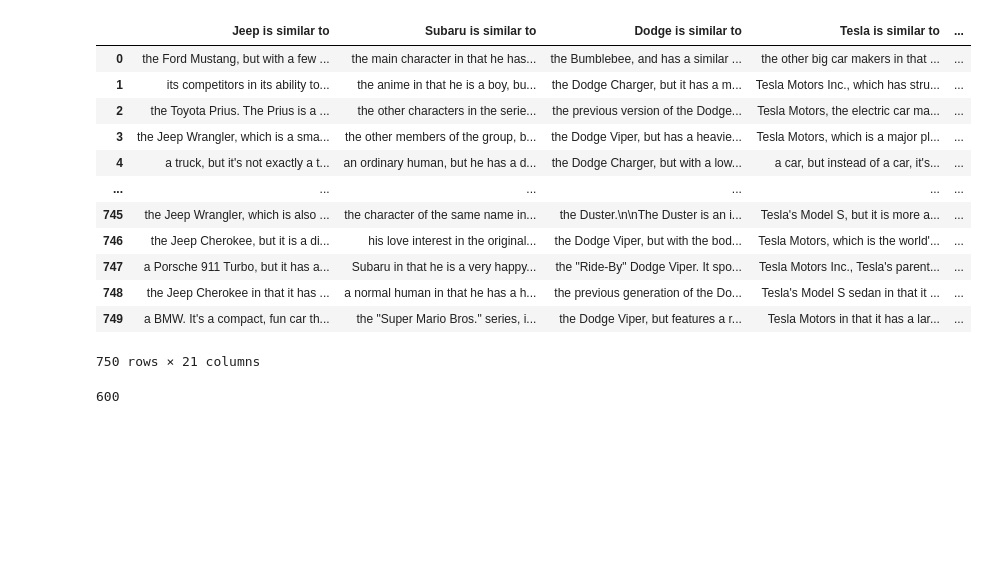
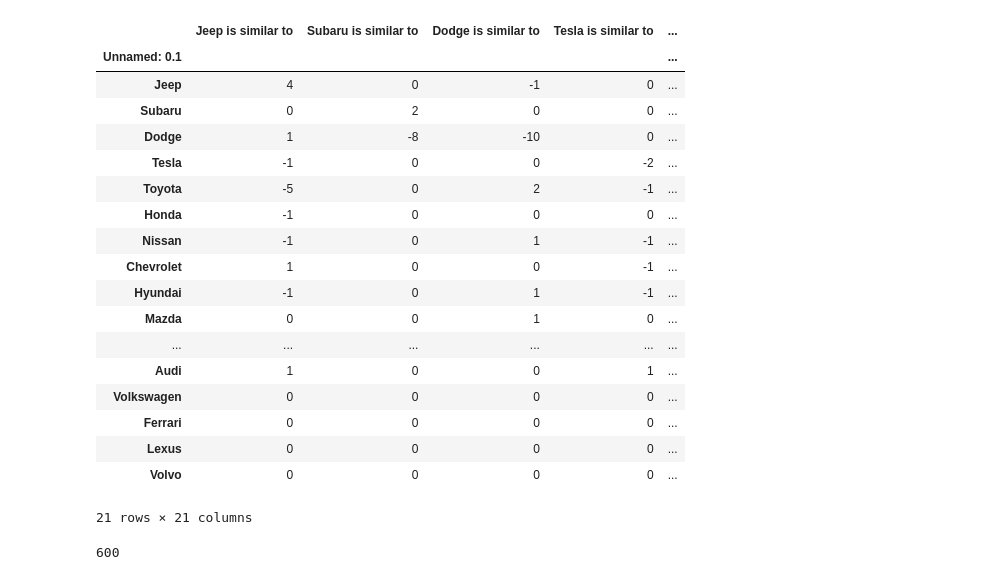
Before and after one commit to albtang/Katona-AI-Research, a Jupyter notebook: src/car_data/Merger.ipynb, the cells around one changed output. Cells and saved outputs as stored; diff of their text form; code cells hidden in the pictures; blank space fills up the shorter version.

Commit message:
diffed Mar20v2 with previous aggregations

```diff
--- a/src/car_data/Merger.ipynb
+++ b/src/car_data/Merger.ipynb
@@ -1,9 +1,9 @@
 # %%
 import pandas as pd
 # %%
-# df1 = pd.read_csv("freqs/j Dec 15 750.csv",index_col=0).set_index("Unnamed: 0.1")
-# df1 = pd.read_csv("j Mar17 reparsed Dec15 750.csv",index_col=0)
-# df2 = pd.read_csv("freqs/j Mar20 reparsed Dec15 750.csv",index_col=0)
+df1 = pd.read_csv("freqs/j Dec 15 750.csv",index_col=0).set_index("Unnamed: 0.1")
+# df1 = pd.read_csv("freqs/j Mar20 reparsed Dec15 750.csv",index_col=0)
+df2 = pd.read_csv("freqs/j Mar20 reparsedv2 Dec15 750.csv",index_col=0)
 # df3 = pd.read_csv("freqs/Dec1 30 3.csv",index_col=0)
 # df2 = pd.read_csv("freqs/j Dec 18 750.csv")
 # df3 = pd.read_csv("freqs/j Dec 2 450.csv")
@@ -29,21 +29,21 @@ import pandas as pd
 # df14 = pd.read_csv("freqs/Dec23 60 14.csv")
 # df15 = pd.read_csv("freqs/Dec23 60 15.csv")
 
-df1 = pd.read_csv("raw_text/Dec15 50 1.csv", index_col=0)
-df2 = pd.read_csv("raw_text/Dec15 50 2.csv", index_col=0)
-df3 = pd.read_csv("raw_text/Dec15 50 3.csv", index_col=0)
-df4 = pd.read_csv("raw_text/Dec15 50 4.csv", index_col=0)
-df5 = pd.read_csv("raw_text/Dec15 50 5.csv", index_col=0)
-df6 = pd.read_csv("raw_text/Dec15 50 6.csv", index_col=0)
-df7 = pd.read_csv("raw_text/Dec15 50 7.csv", index_col=0)
-df8 = pd.read_csv("raw_text/Dec15 50 8.csv", index_col=0)
-df9 = pd.read_csv("raw_text/Dec15 50 9.csv", index_col=0)
-df10 = pd.read_csv("raw_text/Dec15 50 10.csv", index_col=0)
-df11 = pd.read_csv("raw_text/Dec15 50 11.csv", index_col=0)
-df12 = pd.read_csv("raw_text/Dec15 50 12.csv", index_col=0)
-df13 = pd.read_csv("raw_text/Dec15 50 13.csv", index_col=0)
-df14 = pd.read_csv("raw_text/Dec15 50 14.csv", index_col=0)
-df15 = pd.read_csv("raw_text/Dec15 50 15.csv", index_col=0)
+# df1 = pd.read_csv("raw_text/Dec15 50 1.csv", index_col=0)
+# df2 = pd.read_csv("raw_text/Dec15 50 2.csv", index_col=0)
+# df3 = pd.read_csv("raw_text/Dec15 50 3.csv", index_col=0)
+# df4 = pd.read_csv("raw_text/Dec15 50 4.csv", index_col=0)
+# df5 = pd.read_csv("raw_text/Dec15 50 5.csv", index_col=0)
+# df6 = pd.read_csv("raw_text/Dec15 50 6.csv", index_col=0)
+# df7 = pd.read_csv("raw_text/Dec15 50 7.csv", index_col=0)
+# df8 = pd.read_csv("raw_text/Dec15 50 8.csv", index_col=0)
+# df9 = pd.read_csv("raw_text/Dec15 50 9.csv", index_col=0)
+# df10 = pd.read_csv("raw_text/Dec15 50 10.csv", index_col=0)
+# df11 = pd.read_csv("raw_text/Dec15 50 11.csv", index_col=0)
+# df12 = pd.read_csv("raw_text/Dec15 50 12.csv", index_col=0)
+# df13 = pd.read_csv("raw_text/Dec15 50 13.csv", index_col=0)
+# df14 = pd.read_csv("raw_text/Dec15 50 14.csv", index_col=0)
+# df15 = pd.read_csv("raw_text/Dec15 50 15.csv", index_col=0)
 # %%
 df2
 # %% [output]
@@ -68,19 +68,25 @@ df2
 # %%
-# joined=df1-df2
-joined = pd.concat([df1,df2,df3,df4,df5,df6,df7,df8,df9,df10,df11,df12,df13,df14,df15], ignore_index=True)
+joined=df1-df2
+# joined = pd.concat([df1,df2,df3,df4,df5,df6,df7,df8,df9,df10,df11,df12,df13,df14,df15], ignore_index=True)
 joined
 # %% [output]
 |  | Jeep is similar to | Subaru is similar to | Dodge is similar to | Tesla is similar to | ... |
-| 0 | the Ford Mustang, but with a few ... | the main character in that he has... | the Bumblebee, and has a similar ... | the other big car makers in that ... | ... |
-| 1 | its competitors in its ability to... | the anime in that he is a boy, bu... | the Dodge Charger, but it has a m... | Tesla Motors Inc., which has stru... | ... |
-| 2 | the Toyota Prius. The Prius is a ... | the other characters in the serie... | the previous version of the Dodge... | Tesla Motors, the electric car ma... | ... |
-| 3 | the Jeep Wrangler, which is a sma... | the other members of the group, b... | the Dodge Viper, but has a heavie... | Tesla Motors, which is a major pl... | ... |
-| 4 | a truck, but it's not exactly a t... | an ordinary human, but he has a d... | the Dodge Charger, but with a low... | a car, but instead of a car, it's... | ... |
+| Unnamed: 0.1 |  |  |  |  | ... |
+| Jeep | 4 | 0 | -1 | 0 | ... |
+| Subaru | 0 | 2 | 0 | 0 | ... |
+| Dodge | 1 | -8 | -10 | 0 | ... |
+| Tesla | -1 | 0 | 0 | -2 | ... |
+| Toyota | -5 | 0 | 2 | -1 | ... |
+| Honda | -1 | 0 | 0 | 0 | ... |
+| Nissan | -1 | 0 | 1 | -1 | ... |
+| Chevrolet | 1 | 0 | 0 | -1 | ... |
+| Hyundai | -1 | 0 | 1 | -1 | ... |
+| Mazda | 0 | 0 | 1 | 0 | ... |
 | ... | ... | ... | ... | ... | ... |
-| 745 | the Jeep Wrangler, which is also ... | the character of the same name in... | the Duster.\n\nThe Duster is an i... | Tesla's Model S, but it is more a... | ... |
-| 746 | the Jeep Cherokee, but it is a di... | his love interest in the original... | the Dodge Viper, but with the bod... | Tesla Motors, which is the world'... | ... |
-| 747 | a Porsche 911 Turbo, but it has a... | Subaru in that he is a very happy... | the "Ride-By" Dodge Viper. It spo... | Tesla Motors Inc., Tesla's parent... | ... |
-| 748 | the Jeep Cherokee in that it has ... | a normal human in that he has a h... | the previous generation of the Do... | Tesla's Model S sedan in that it ... | ... |
-| 749 | a BMW. It's a compact, fun car th... | the "Super Mario Bros." series, i... | the Dodge Viper, but features a r... | Tesla Motors in that it has a lar... | ... |
+| Audi | 1 | 0 | 0 | 1 | ... |
+| Volkswagen | 0 | 0 | 0 | 0 | ... |
+| Ferrari | 0 | 0 | 0 | 0 | ... |
+| Lexus | 0 | 0 | 0 | 0 | ... |
+| Volvo | 0 | 0 | 0 | 0 | ... |
-750 rows × 21 columns
+21 rows × 21 columns
 # %%
```
Also changed, not shown: parts of 2 cells of this notebook, 3 other files.
